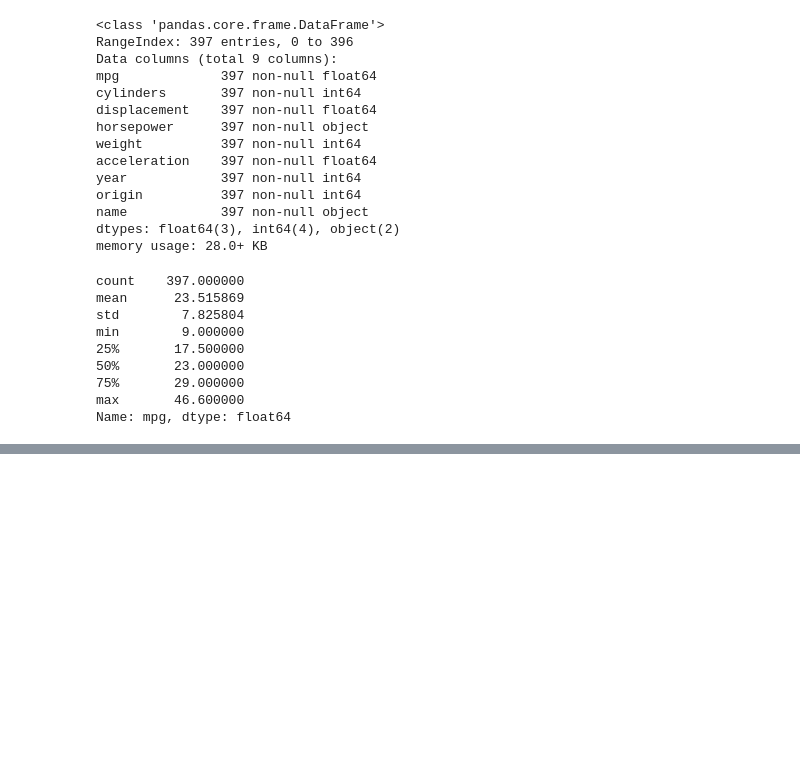
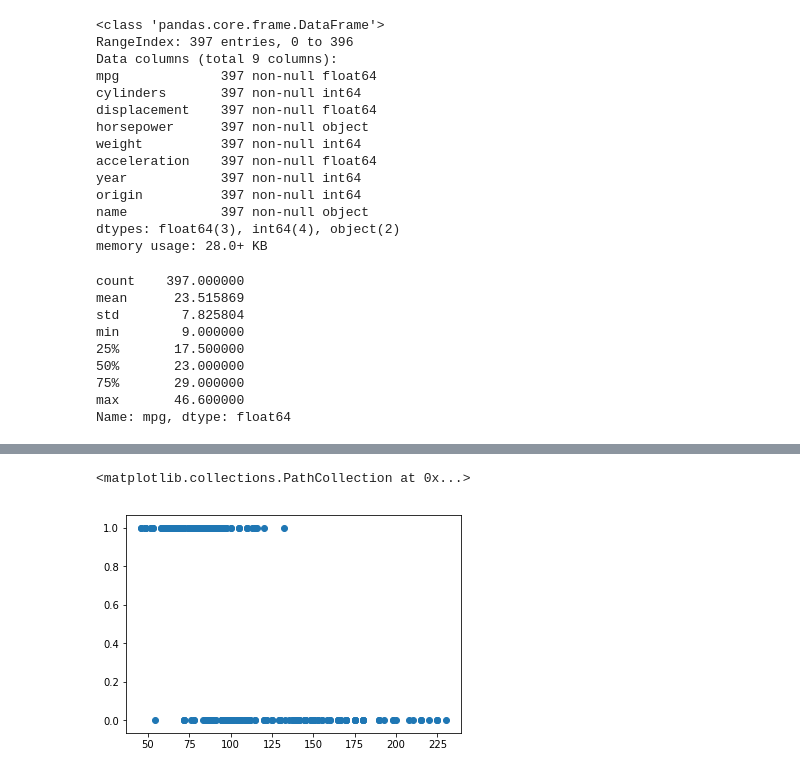
Before and after one commit to junyanyao/ISLR_Python, a Jupyter notebook: Ch4 Classification.ipynb, the cells around one changed output, grey strips where cells are left out. Cells and saved outputs as stored; diff of their text form; code cells hidden in the pictures; blank space fills up the shorter version.

```diff
--- a/Ch4 Classification.ipynb
+++ b/Ch4 Classification.ipynb
@@ -524,0 +524,5 @@ auto.head()
+# %%
+plt.scatter('hp', 'mpg01', data= auto)
+# %% [output]
+<matplotlib.collections.PathCollection at 0x...>
+[figure, added]
```
Also changed, not shown: parts of 19 cells of this notebook, 2 other files.
